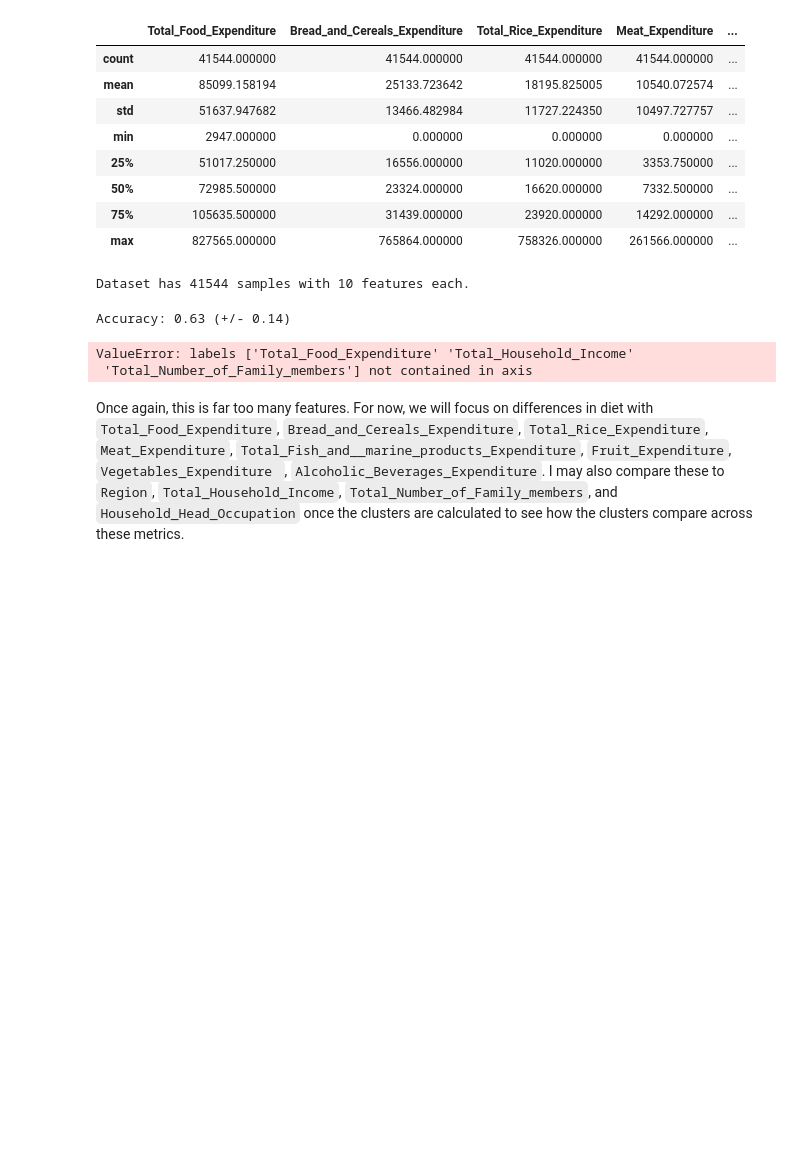
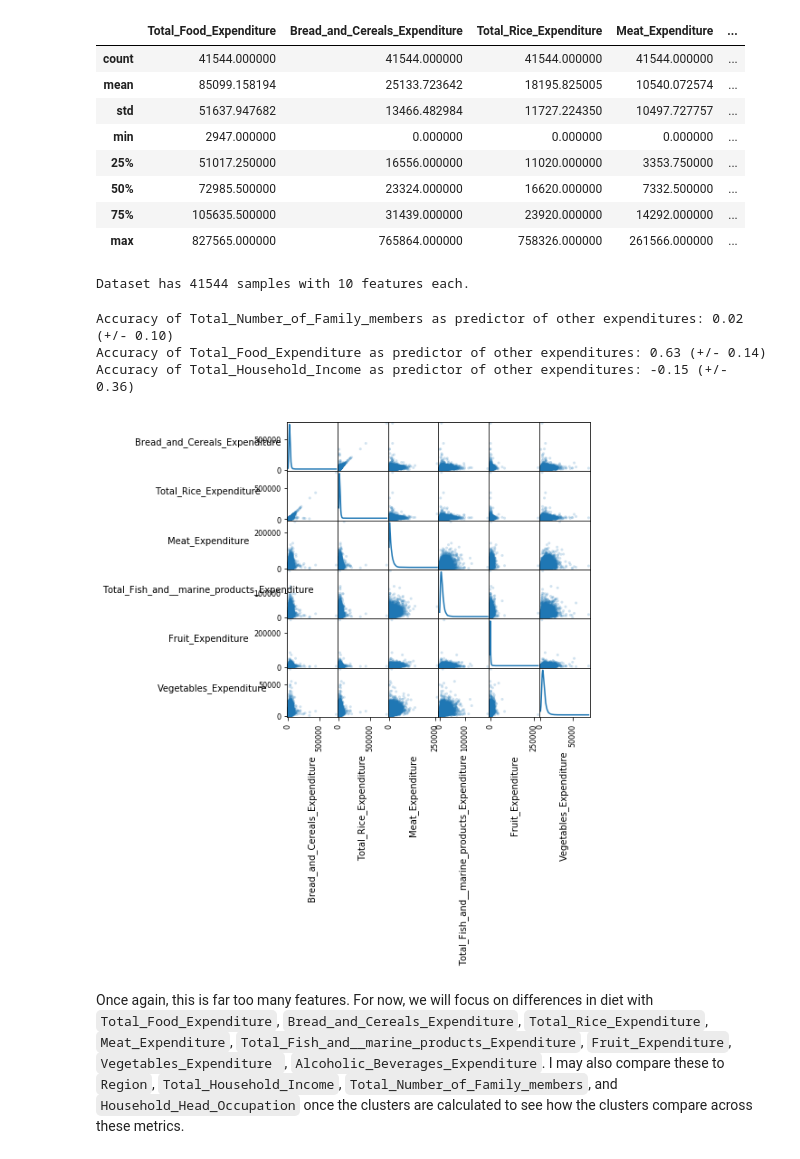
Before and after one commit to briantfriederich/Clustering_Philippine_Household_Consumption, a Jupyter notebook: Clustering_Philippine_Household_Consumption.ipynb, the cells around one changed output. Drawn from its saved outputs; the diff is of its cells as text; code cells hidden in the pictures; blank space fills up the shorter version.

Commit message:
feature: Add scatter matrix of food expenditure variables
Scatter matrix will help show high correlations between variables.

```diff
--- a/Clustering_Philippine_Household_Consumption.ipynb
+++ b/Clustering_Philippine_Household_Consumption.ipynb
@@ -60,28 +61,50 @@ print "Dataset has {} samples with {} features each.".format(*df.shape)
 | max | 827565.000000 | 765864.000000 | 758326.000000 | 261566.000000 | ... |
 Dataset has 41544 samples with 10 features each.
 # %%
+# Check if family size, total food expenditure, or total household income
+# are correlated with expenditures
+
 from sklearn.tree import DecisionTreeRegressor
 from sklearn.model_selection import cross_val_score
-new_data = df.drop('Total_Food_Expenditure', axis = 1)
 from sklearn.cross_validation import train_test_split
-X_train, X_test, y_train, y_test = train_test_split(new_data,
-                                                    df.Total_Food_Expenditure,
+
+cortest_variables = ['Total_Number_of_Family_members', 'Total_Food_Expenditure',
+                   'Total_Household_Income']
+for i in cortest_variables:
+    new_data = df.drop([i], axis = 1)
+    X_train, X_test, y_train, y_test = train_test_split(new_data,
+                                                    df[i],
                                                     test_size = 0.25, random_state = 23)
-regressor = DecisionTreeRegressor(random_state=42)
-dtr = regressor.fit(X_train,y_train)
-score = cross_val_score(regressor, new_data, df.Total_Food_Expenditure, cv=10)
-print("Accuracy: %0.2f (+/- %0.2f)" % (score.mean(), score.std() * 2))
+    regressor = DecisionTreeRegressor(random_state=42)
+    dtr = regressor.fit(X_train,y_train)
+    score = cross_val_score(regressor, new_data, df[i], cv=10)
+    print("Accuracy of " + i +" as predictor of other expenditures: %0.2f (+/- %0.2f)" % (score.mean(), score.std() * 2))
 # %% [output]
-Accuracy: 0.63 (+/- 0.14)
+Accuracy of Total_Number_of_Family_members as predictor of other expenditures: 0.02 (+/- 0.10)
+Accuracy of Total_Food_Expenditure as predictor of other expenditures: 0.63 (+/- 0.14)
+Accuracy of Total_Household_Income as predictor of other expenditures: -0.15 (+/- 0.36)
-# %%
-subset_df = df.drop(['Total_Food_Expenditure', 'Total_Household_Income',
-                     'Total_Number_of_Family_members'], axis = 1, inplace = True)
-
-from pandas.plotting import scatter_matrix
-scatter_matrix(subset_df, alpha = 0.3, figsize = (14,8), diagonal = 'kde');
-# %% [output]
-ValueError: labels ['Total_Food_Expenditure' 'Total_Household_Income'
- 'Total_Number_of_Family_members'] not contained in axis
+# %%
+#subset_df = df.drop(['Total_Food_Expenditure'], axis = 1, inplace = True)
+
+from pandas.plotting import scatter_matrix
+scatter_df = df[['Bread_and_Cereals_Expenditure',
+           'Total_Rice_Expenditure', 'Meat_Expenditure',
+           'Total_Fish_and__marine_products_Expenditure', 'Fruit_Expenditure',
+           'Vegetables_Expenditure']]
+scatter = pd.scatter_matrix(scatter_df, alpha=0.2, figsize=(6, 6), diagonal='kde')
+n = len(scatter_df.columns)
+for x in range(n):
+    for y in range(n):
+        # to get the axis of subplots
+        ax = scatter[x, y]
+        # to make x axis name vertical
+        ax.xaxis.label.set_rotation(90)
+        # to make y axis name horizontal
+        ax.yaxis.label.set_rotation(0)
+        # to make sure y axis names are outside the plot area
+        ax.yaxis.labelpad = 50
+# %% [output]
+[figure, added]
 # %%
 
 df[['Total_Food_Expenditure']].div(df.Total_Number_of_Family_members, axis=0)
```
Also changed, not shown: parts of 1 cell of this notebook.
